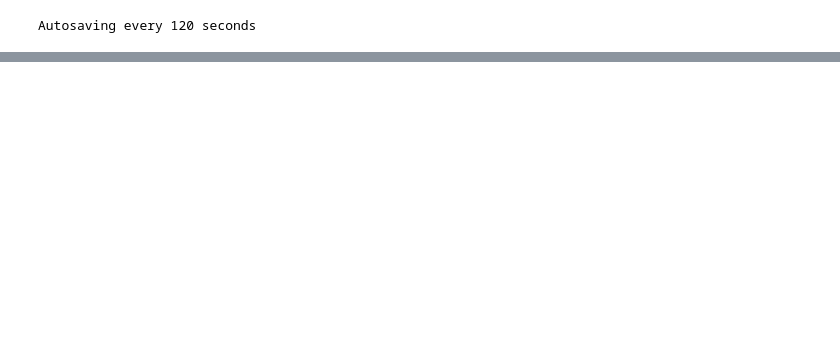
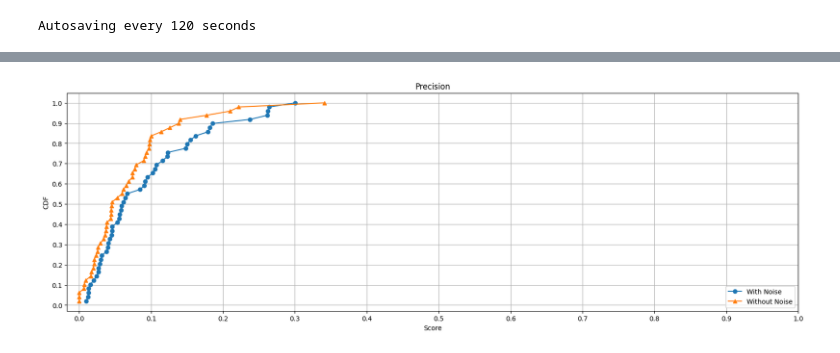
Before and after one commit to nahidul-opu/Tangled, a Jupyter notebook: Classification.ipynb, the cells around one changed output, grey strips where cells are left out. Cells and saved outputs as stored; diff of their text form; code cells hidden in the pictures; blank space fills up the shorter version.

```diff
--- a/Classification.ipynb
+++ b/Classification.ipynb
@@ -27,10 +28,3 @@ from imblearn.under_sampling import RandomUnderSampler
 random_seed = 42
 # %% [output]
 Autosaving every 120 seconds
-# %%
-df = pd.read_csv("./data/Cleaned/ant.csv")
-df = df[['SLOCStandard', 'Readability', 'SimpleReadability', 'NVAR',
-       'NCOMP', 'Mcclure', 'McCabe', 'IndentSTD', 'MaximumBlockDepth',
-       'totalFanOut', 'Length', 'MaintainabilityIndex', 'SATD', 'Parameters',
-       'LocalVariables', "Decision", "Detection"]]
-df
@@ -60,0 +31,33 @@ Y = enc2.fit_transform(df["Detection"])
+# %%
+def to_label(x):
+    if x == "NotBuggy":
+        return 0
+    else:
+        return 1
+
+columns = ['SLOCStandard', 'Readability', 'SimpleReadability', 'NVAR',
+       'NCOMP', 'Mcclure', 'McCabe', 'IndentSTD', 'MaximumBlockDepth',
+       'totalFanOut', 'Length', 'MaintainabilityIndex', 'SATD', 'Parameters',
+       'LocalVariables', "Decision", "Detection"]
+x_dfs = []
+y_dfs = []
+y_cleaned_dfs = []
+names = []
+
+csv_files = glob.glob("./data/Cleaned/*.csv")
+for csv_file in tqdm(csv_files):
+    df = pd.read_csv(csv_file)
+    df = df[columns]
+
+    df["Decision"] = df["Decision"].apply(to_label)
+    df["Detection"] = df["Detection"].apply(to_label)
+
+    y_dfs.append(df["Decision"])
+    y_cleaned_dfs.append(df["Detection"])
+
+    X = df.drop(["Decision","Detection"], axis=1)
+    X = X.map(lambda x: x.split("#")[0])
+    X = X.astype(float)
+    x_dfs.append(X)
+
+    names.append(csv_file)
@@ -60,0 +222,4 @@ Y = enc2.fit_transform(df["Detection"])
+# %%
+plot_cdf([precisions, cleaned_precisions], ["With Noise", "Without Noise"], "Precision")
+# %% [output]
+[figure, added]
```
Also changed, not shown: parts of 11 cells of this notebook.
